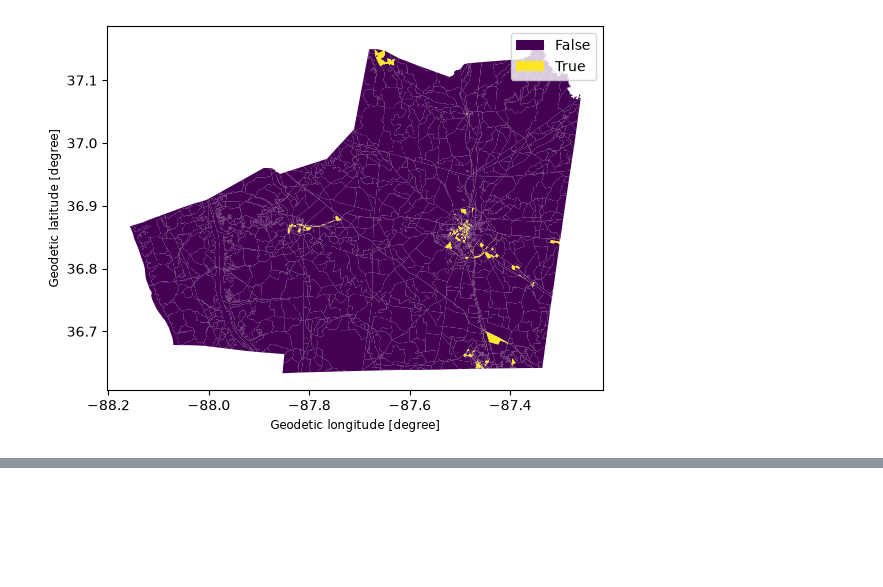
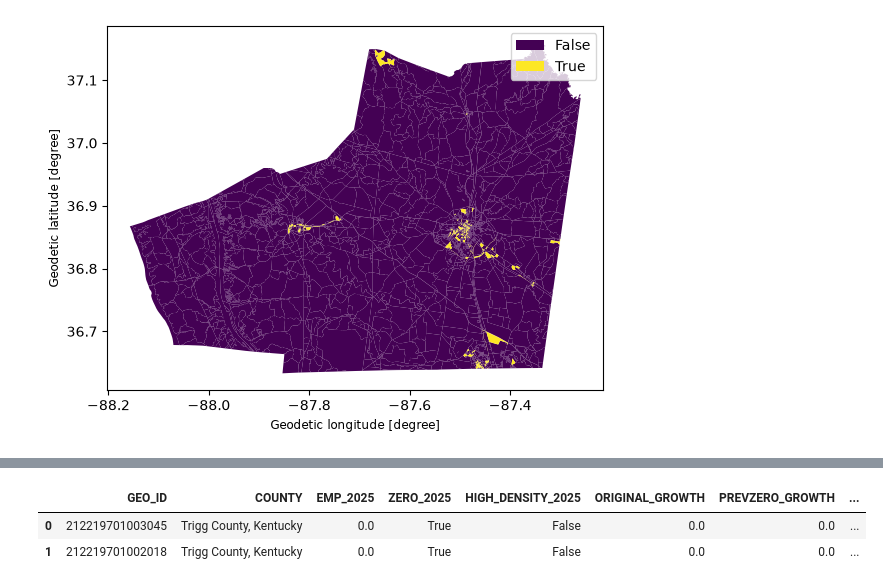
Before and after one commit to Greater-Nashville-Regional-Council/FCLUCS_Scenario_Planning, a Jupyter notebook: notebooks/Horizon Year Emp NoInd.ipynb, the cells around one changed output, grey strips where cells are left out. Drawn from its saved outputs; the diff is of its cells as text; code cells hidden in the pictures; blank space fills up the shorter version.

Commit message:
local pipeline updated

```diff
--- a/notebooks/Horizon Year Emp NoInd.ipynb
+++ b/notebooks/Horizon Year Emp NoInd.ipynb
@@ -505,2 +525,2 @@ printout.to_csv(r"G:\3-GitHub\FCLUCS_Scenario_Planning\1-data\2-interim/kycos_em
 # %%
-printout = ky[['GEO_ID', 'COUNTY', 'EMP', 'ZERO_EMP', 'HIGH_DENSITY', 'EMP_PREVZERO', 'LOCAL_GROWTH', 'EMP_2050_FINAL']].rename(columns = {'EMP_PREVZERO': 'PREVZERO_GROWTH', 'HIGH_DENSITY': 'HIGH_DENSITY_2025', 'ZERO_EMP': 'ZEROEMP_2025', 'EMP': 'EMP_2025', 'EMP_2050_FINAL': 'EMP_2050'})
+printout = ky[['GEO_ID', 'COUNTY', 'EMP', 'ZERO_EMP', 'HIGH_DENSITY', 'EMP_ORIG_GROWTH', 'EMP_PREVZERO', 'LOCAL_GROWTH', 'BACKGROUND_CHANGE', 'EMP_2050_FINAL']].rename(columns = {'HIGH_DENSITY': 'HIGH_DENSITY_2025', 'ZERO_EMP': 'ZERO_2025', 'EMP_ORIG_GROWTH': 'ORIGINAL_GROWTH', 'EMP_PREVZERO': 'PREVZERO_GROWTH', 'EMP': 'EMP_2025', 'EMP_2050_FINAL': 'EMP_2050'})
@@ -514 +527,7 @@ printout = ky[['GEO_ID', 'COUNTY', 'EMP', 'ZERO_EMP', 'HIGH_DENSITY', 'EMP_PREVZ
+# %%
+printout.head(2)
+# %% [output]
+|  | GEO_ID | COUNTY | EMP_2025 | ZERO_2025 | HIGH_DENSITY_2025 | ORIGINAL_GROWTH | PREVZERO_GROWTH | ... |
+| 0 | 212219701003045 | Trigg County, Kentucky | 0.0 | True | False | 0.0 | 0.0 | ... |
+| 1 | 212219701002018 | Trigg County, Kentucky | 0.0 | True | False | 0.0 | 0.0 | ... |
 # %%
```
Also changed, not shown: parts of 8 cells of this notebook, 5 other files.
